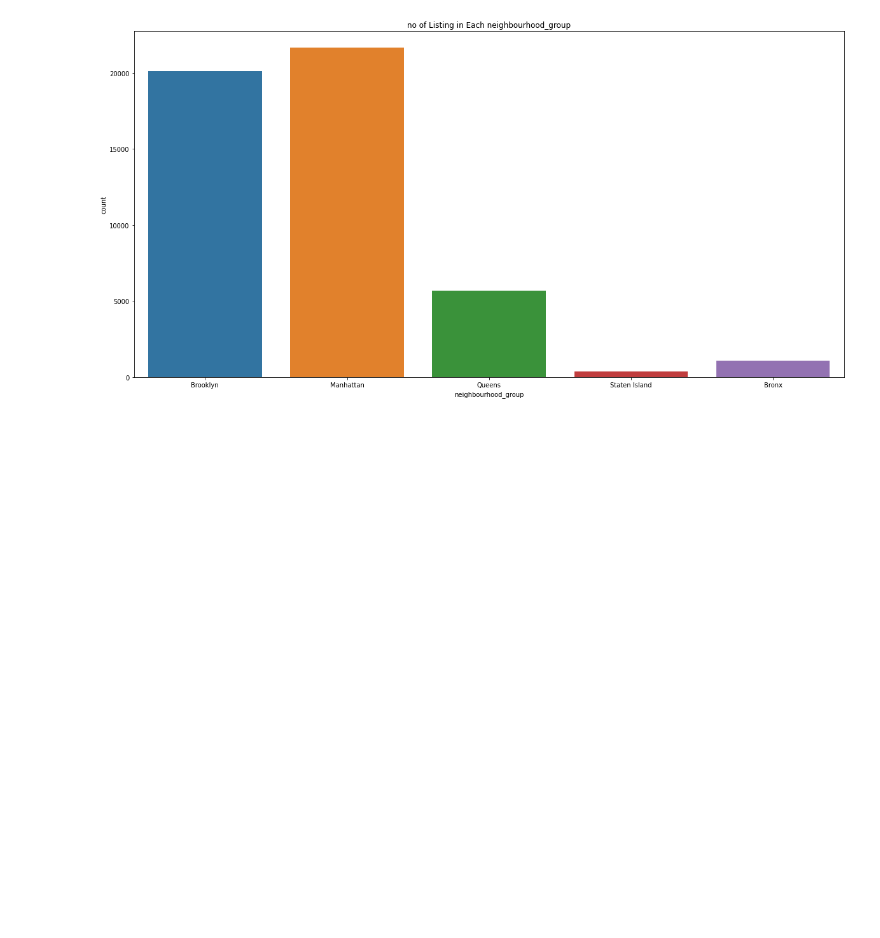
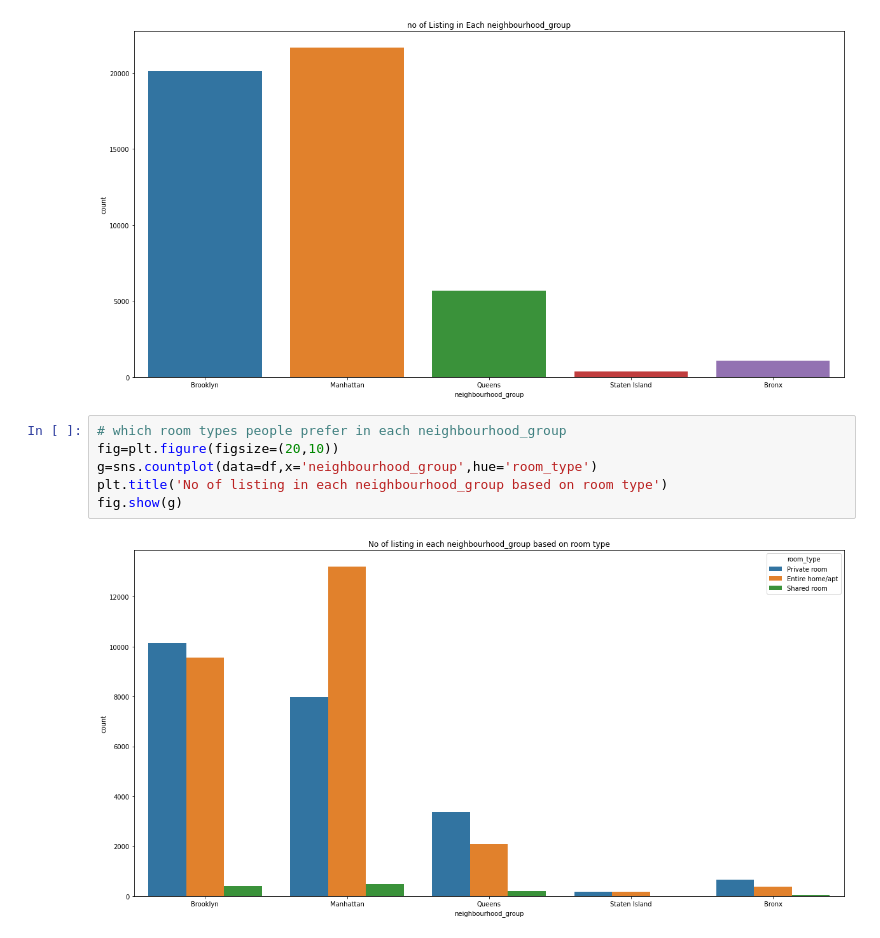
Before and after one commit to Ankittgup/Airbnb-data-analysis, a Jupyter notebook: Copy_of_Airbnb_Bookings_Analysis_Capstone_Project.ipynb, the cells around one changed output. Drawn from its saved outputs; the diff is of its cells as text; blank space fills up the shorter version.

```diff
--- a/Copy_of_Airbnb_Bookings_Analysis_Capstone_Project.ipynb
+++ b/Copy_of_Airbnb_Bookings_Analysis_Capstone_Project.ipynb
@@ -236,3 +236,11 @@ plt.title('no of Listing in Each neighbourhood_group')
 fig.show(g)
 # %% [output]
 [figure]
+# %%
+# which room types people prefer in each neighbourhood_group
+fig=plt.figure(figsize=(20,10))
+g=sns.countplot(data=df,x='neighbourhood_group',hue='room_type')
+plt.title('No of listing in each neighbourhood_group based on room type')
+fig.show(g)
+# %% [output]
+[figure, added]
```
Also changed, not shown: parts of 31 cells of this notebook.
